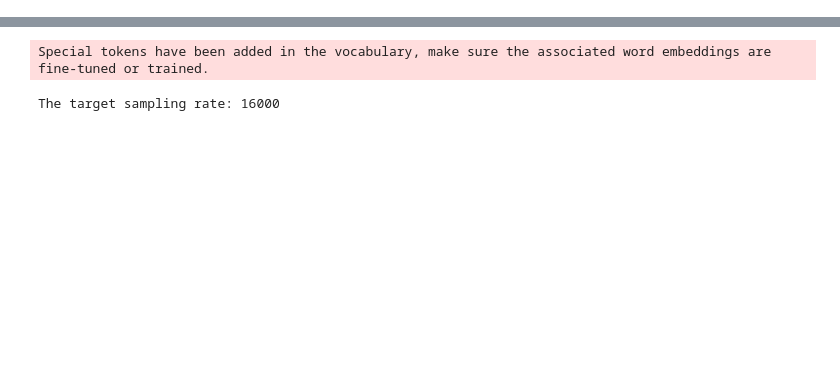
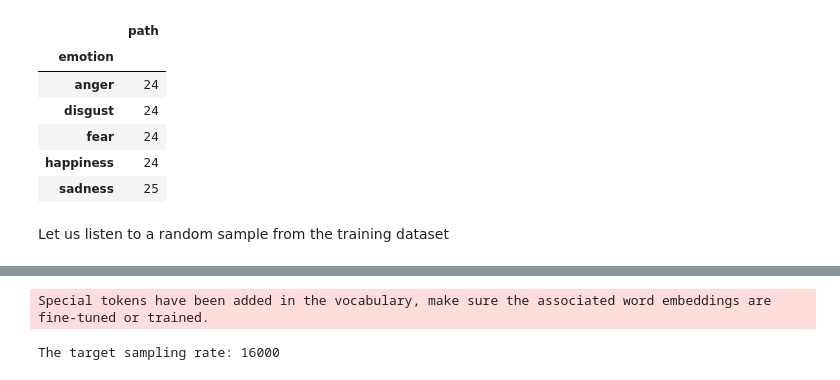
Before and after one commit to khizon/EE286_final_project, a Jupyter notebook: Untitled.ipynb, the cells around one changed output, grey strips where cells are left out. Cells and saved outputs as stored; diff of their text form; code cells hidden in the pictures; blank space fills up the shorter version.

```diff
--- a/Untitled.ipynb
+++ b/Untitled.ipynb
@@ -23,0 +55,12 @@ train.head()
+# %%
+test.groupby("emotion").count()[["path"]]
+# %% [output]
+|  | path |
+| emotion |  |
+| anger | 24 |
+| disgust | 24 |
+| fear | 24 |
+| happiness | 24 |
+| sadness | 25 |
+# %% [markdown]
+Let us listen to a random sample from the training dataset
```
Also changed, not shown: parts of 32 cells of this notebook, 1 other file.
